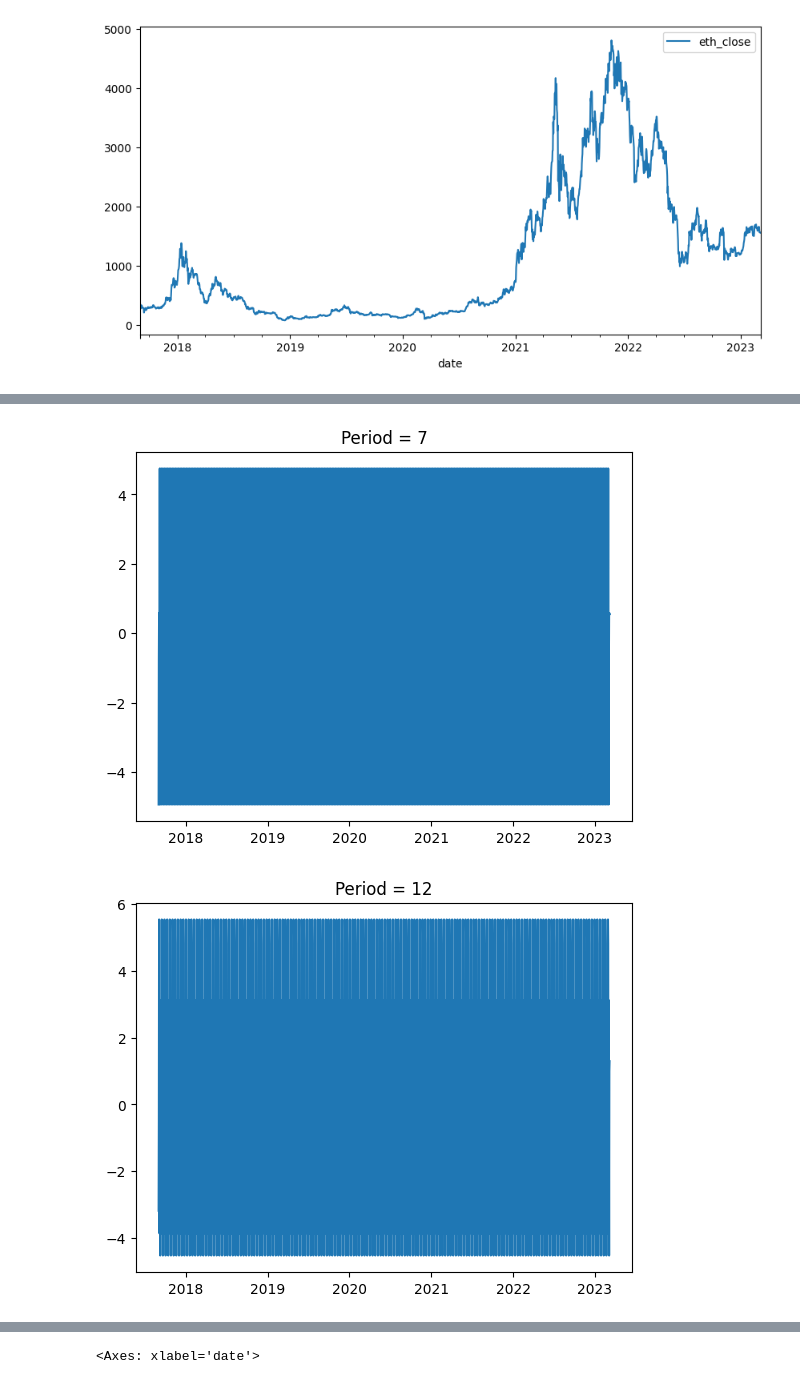
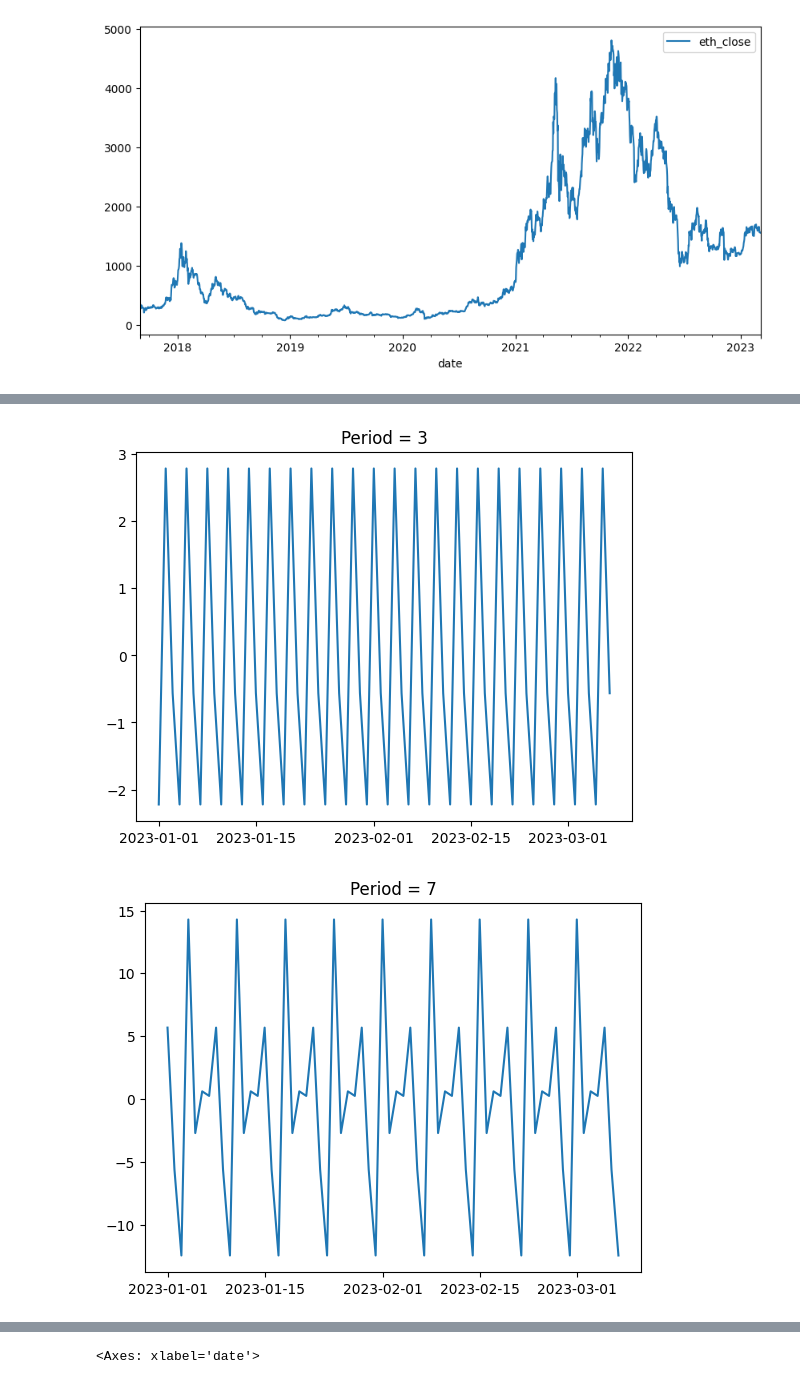
Before and after one commit to danieltar18/ethereum_analysis, a Jupyter notebook: holt_winters_model.ipynb, the cells around one changed output, grey strips where cells are left out. Saved outputs shown, nothing was run; the diff lists cells and outputs as text; code cells hidden in the pictures.

```diff
--- a/holt_winters_model.ipynb
+++ b/holt_winters_model.ipynb
@@ -43,8 +97,8 @@ df_close.plot(figsize=(10,5))
 [figure]
 # %%
 ## Choose the appropriate period = 365
-for period in [1,7,12,14,30,365]:
-    result = seasonal_decompose(df.eth_close, period=period)
+for period in [2, 3,7,12,14,30]:
+    result = seasonal_decompose(df.eth_close[pd.to_datetime("2023-01-01"):], period=period)
     plt.plot(result.seasonal)
     plt.title(f"Period = {period}")
     plt.show()
@@ -53,2 +107,2 @@ for period in [1,7,12,14,30,365]:
-[figure, old version]
+[figure, new version]
-[figure, old version]
+[figure, new version]
```
Also changed, not shown: parts of 29 cells of this notebook.
